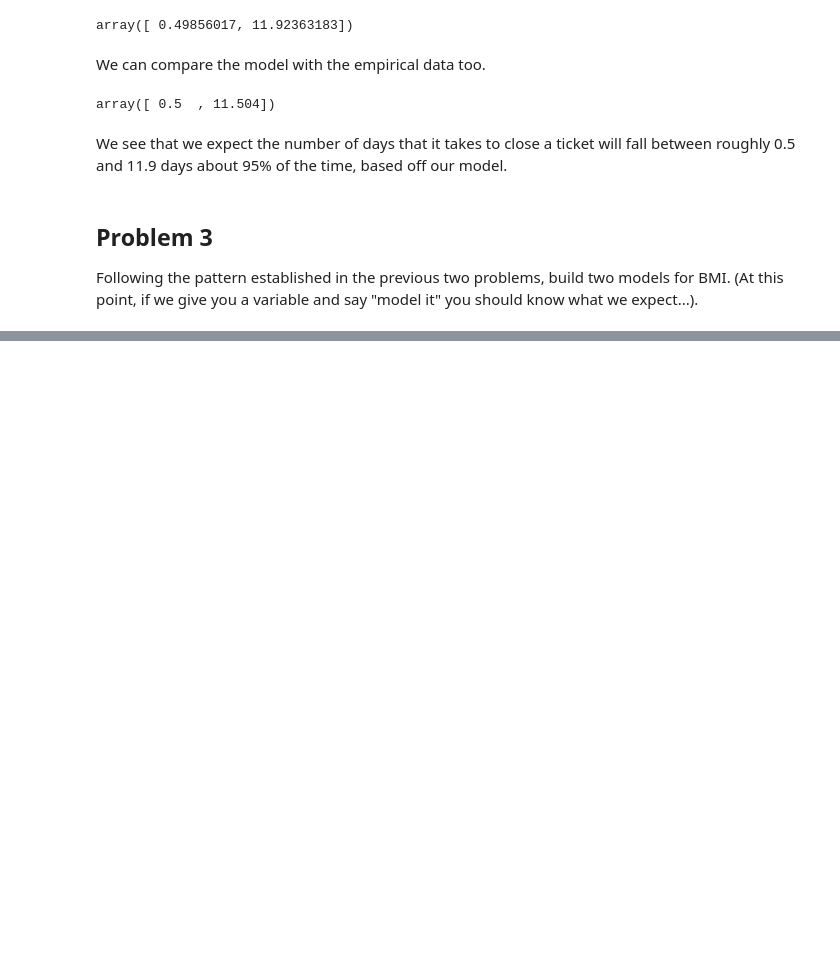
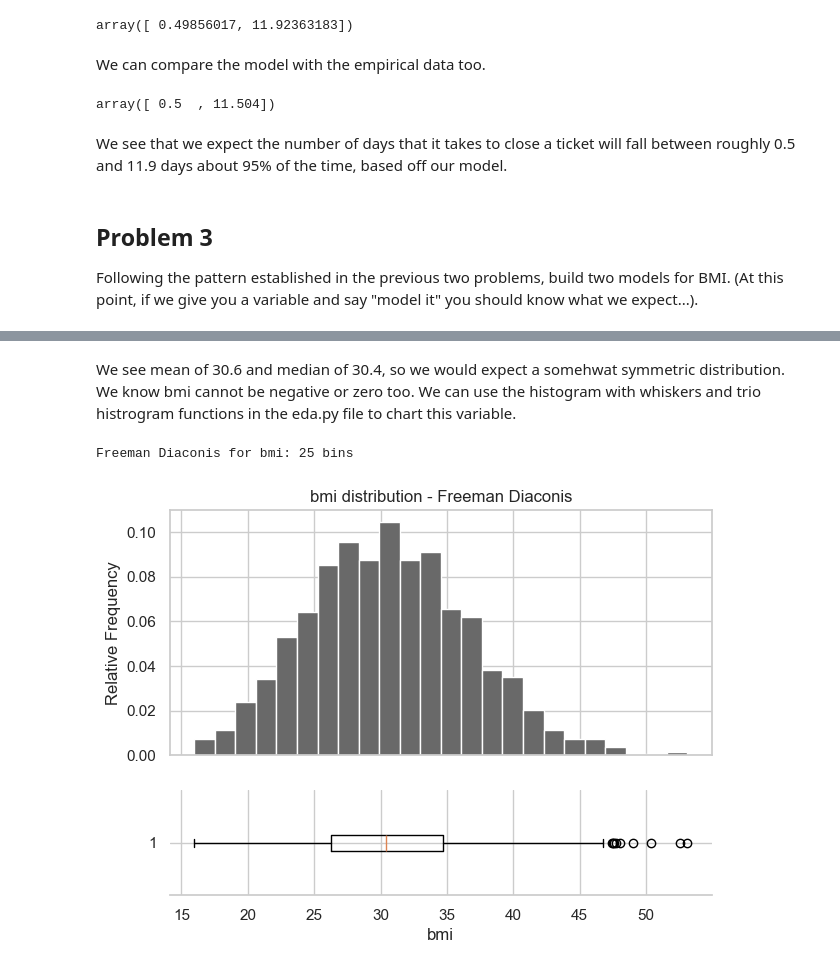
Before and after one commit to ansaridan/jhu-data-engineering-team-5, a Jupyter notebook: Module 6/Lab 6.ipynb, the cells around one changed output, grey strips where cells are left out. Saved outputs shown, nothing was run; the diff lists cells and outputs as text; code cells hidden in the pictures; blank space fills up the shorter version.

```diff
--- a/Module 6/Lab 6.ipynb
+++ b/Module 6/Lab 6.ipynb
@@ -418,0 +434,7 @@ insurance = pd.read_csv("https://raw.githubusercontent.com/fundamentals-of-data-
+# %% [markdown]
+We see mean of 30.6 and median of 30.4, so we would expect a somehwat symmetric distribution. We know bmi cannot be negative or zero too. We can use the histogram with whiskers and trio histrogram functions in the eda.py file to chart this variable.
+# %%
+eda.histogram_w_whiskers(insurance, 'bmi')
+# %% [output]
+Freeman Diaconis for bmi: 25 bins
+[figure, added]
```
Also changed, not shown: parts of 24 cells of this notebook.
